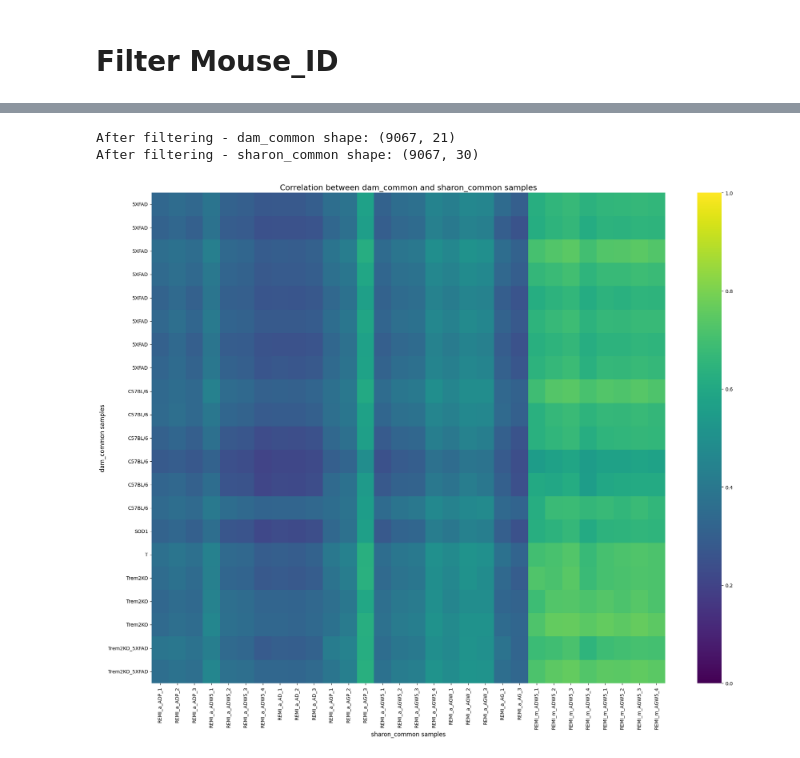
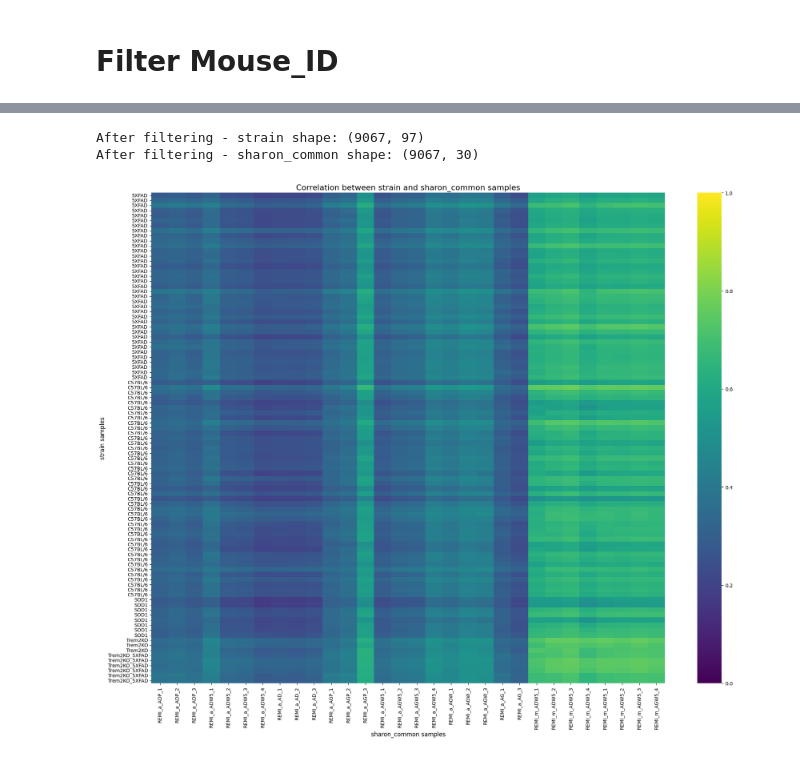
Before and after one commit to michal7kw/SRF_microglia, a Jupyter notebook: GSE98969/similarity_analysis.ipynb, the cells around one changed output, grey strips where cells are left out. Saved outputs shown, nothing was run; the diff lists cells and outputs as text; code cells hidden in the pictures.

Commit message:
metadata update

```diff
--- a/GSE98969/similarity_analysis.ipynb
+++ b/GSE98969/similarity_analysis.ipynb
@@ -373,4 +329,0 @@ GSM2629366 C57BL/6
-# %%
-# Rename the columns using the gsm_to_mouse mapping
-dam_common.rename(columns=gsm_to_mouse, inplace=True)
-dam_common.head()
@@ -387,0 +330,4 @@ dam_common.to_csv(os.path.join(wd_dir, 'output', 'dam_common_relabeled.csv'))
+# %%
+geo_to_strain = dict(zip(metadata.geo_accession, metadata.strain))
+strain = dam_common.rename(columns=geo_to_strain, inplace=False)
+strain.head()
@@ -387,0 +354,4 @@ dam_common.to_csv(os.path.join(wd_dir, 'output', 'dam_common_relabeled.csv'))
+# %%
+geo_to_treatment = dict(zip(metadata.geo_accession, metadata.Treatment))
+treatment = dam_common.rename(columns=geo_to_treatment, inplace=False)
+treatment.head()
@@ -388,7 +474,6 @@ dam_common.to_csv(os.path.join(wd_dir, 'output', 'dam_common_relabeled.csv'))
 # %% [markdown]
 # Filter Mouse_ID
 # %%
-dam_common = dam_common.loc[:, ~dam_common.columns.str.startswith('GSM')]
-
-dam_common.head()
+strain = strain.loc[:, ~strain.columns.str.startswith('GSM')]
+strain.head()
 # %% [output]
@@ -402,54 +487,54 @@ dam_common.head()
 # %%
 # Find common genes and subset data
-common_genes = list(set(sharon_filtered.index) & set(dam_common.index))
+common_genes = list(set(sharon_filtered.index) & set(strain.index))
 sharon_common = sharon_filtered.loc[common_genes].reset_index(drop=True)
-dam_common = dam_common.loc[common_genes]
+strain = strain.loc[common_genes]
 
-print("After filtering - dam_common shape:", dam_common.shape)
+print("After filtering - strain shape:", strain.shape)
 print("After filtering - sharon_common shape:", sharon_common.shape)
 
 # Convert data to numeric, replacing any non-numeric values with NaN
-dam_common = dam_common.apply(pd.to_numeric, errors='coerce')
+strain = strain.apply(pd.to_numeric, errors='coerce')
 sharon_common = sharon_common.apply(pd.to_numeric, errors='coerce')
 
 # Sort the columns of sharon_common alphabetically
 sharon_common = sharon_common.sort_index(axis=1)
-dam_common = dam_common.sort_index(axis=1)
+strain = strain.sort_index(axis=1)
 
 # Prepare data for correlation
-dam_data = dam_common.values.T
+dam_data = strain.values.T
 sharon_data = sharon_common.values.T
 
 # Calculate correlation matrix efficiently
 correlation_matrix = np.empty((dam_data.shape[0], sharon_data.shape[0]))
 correlation_matrix.fill(np.nan)
 
 for i, d in enumerate(dam_data):
     for j, s in enumerate(sharon_data):
         mask = ~np.isnan(d) & ~np.isnan(s)
         if np.sum(mask) > 1:
             correlation_matrix[i, j] = np.corrcoef(d[mask], s[mask])[0, 1]
 
 # Convert to DataFrame
 correlation_matrix = pd.DataFrame(correlation_matrix,
-                                  index=dam_common.columns,
+                                  index=strain.columns,
                                   columns=sharon_common.columns)
 
 # Plotting
 plt.figure(figsize=(20, 16))
 sns.heatmap(correlation_matrix, cmap='viridis', center=0.5, vmin=0, vmax=1,
             xticklabels=True, yticklabels=True)
 
-plt.title('Correlation between dam_common and sharon_common samples', fontsize=16)
+plt.title('Correlation between strain and sharon_common samples', fontsize=16)
 plt.xlabel('sharon_common samples', fontsize=12)
-plt.ylabel('dam_common samples', fontsize=12)
+plt.ylabel('strain samples', fontsize=12)
 
 plt.xticks(rotation=90)
 plt.yticks(rotation=0)
 
 plt.tight_layout()
 plt.show()
 # %% [output]
-After filtering - dam_common shape: (9067, 21)
+After filtering - strain shape: (9067, 97)
 After filtering - sharon_common shape: (9067, 30)
-[figure, old version]
+[figure, new version]
```
Also changed, not shown: parts of 24 cells of this notebook, 1 other file.
